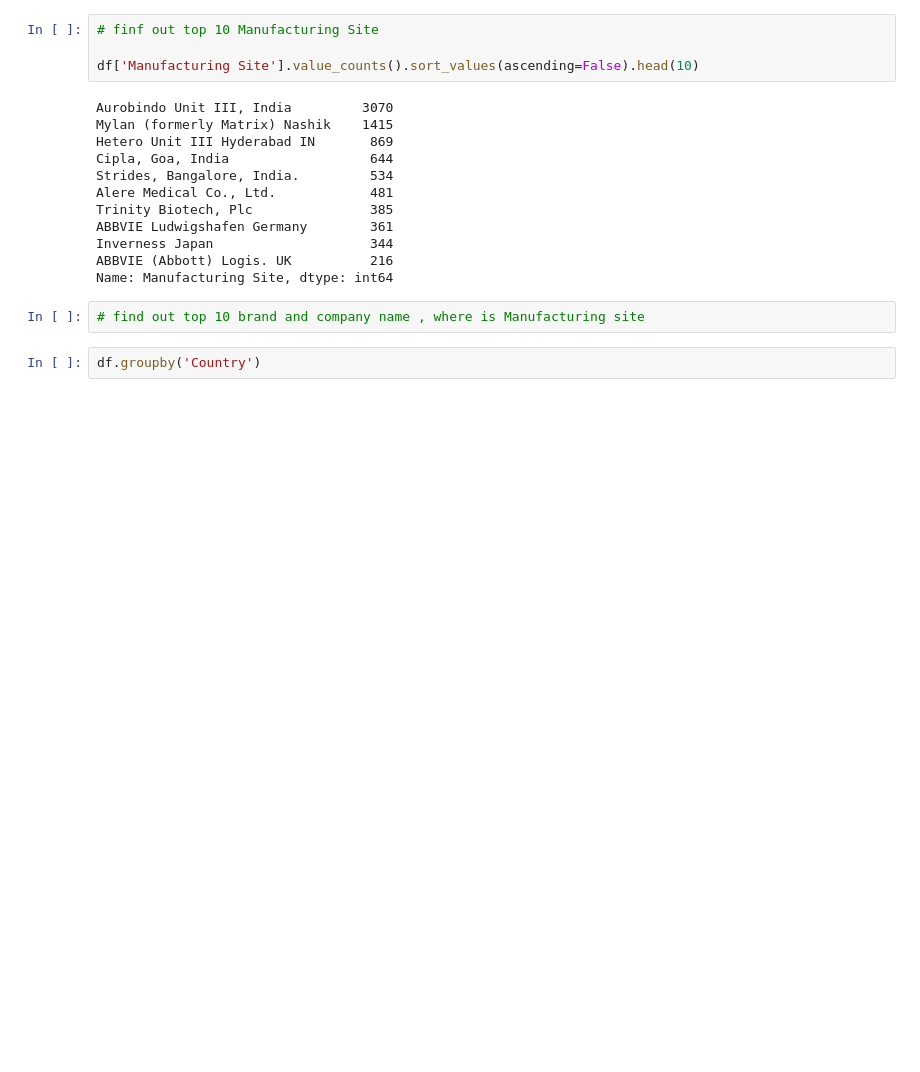
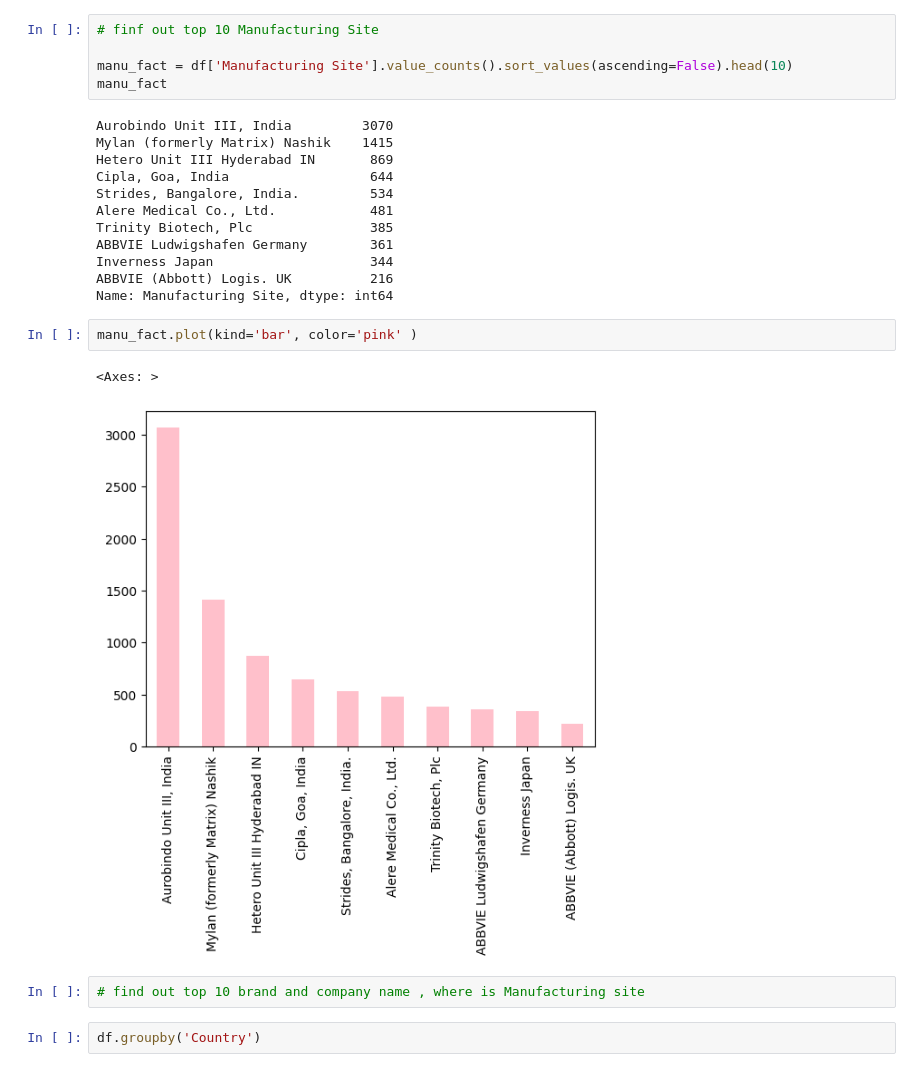
Before and after one commit to alinegorischf/Shipment-Price-Prediction, a Jupyter notebook: Shipment_Price_Prediction.ipynb, the cells around one changed output. Cells and saved outputs as stored; diff of their text form; blank space fills up the shorter version.

```diff
--- a/Shipment_Price_Prediction.ipynb
+++ b/Shipment_Price_Prediction.ipynb
@@ -642,7 +636,8 @@ Name: Unit Price, dtype: int64
 # %%
 # finf out top 10 Manufacturing Site
 
-df['Manufacturing Site'].value_counts().sort_values(ascending=False).head(10)
+manu_fact = df['Manufacturing Site'].value_counts().sort_values(ascending=False).head(10)
+manu_fact
 # %% [output]
 Aurobindo Unit III, India         3070
 Mylan (formerly Matrix) Nashik    1415
@@ -655,6 +650,11 @@ ABBVIE Ludwigshafen Germany        361
 Inverness Japan                    344
 ABBVIE (Abbott) Logis. UK          216
 Name: Manufacturing Site, dtype: int64
+# %%
+manu_fact.plot(kind='bar', color='pink' )
+# %% [output]
+<Axes: >
+[figure, added]
 # %%
 # find out top 10 brand and company name , where is Manufacturing site
 # %%
```
Also changed, not shown: parts of 18 cells of this notebook.
